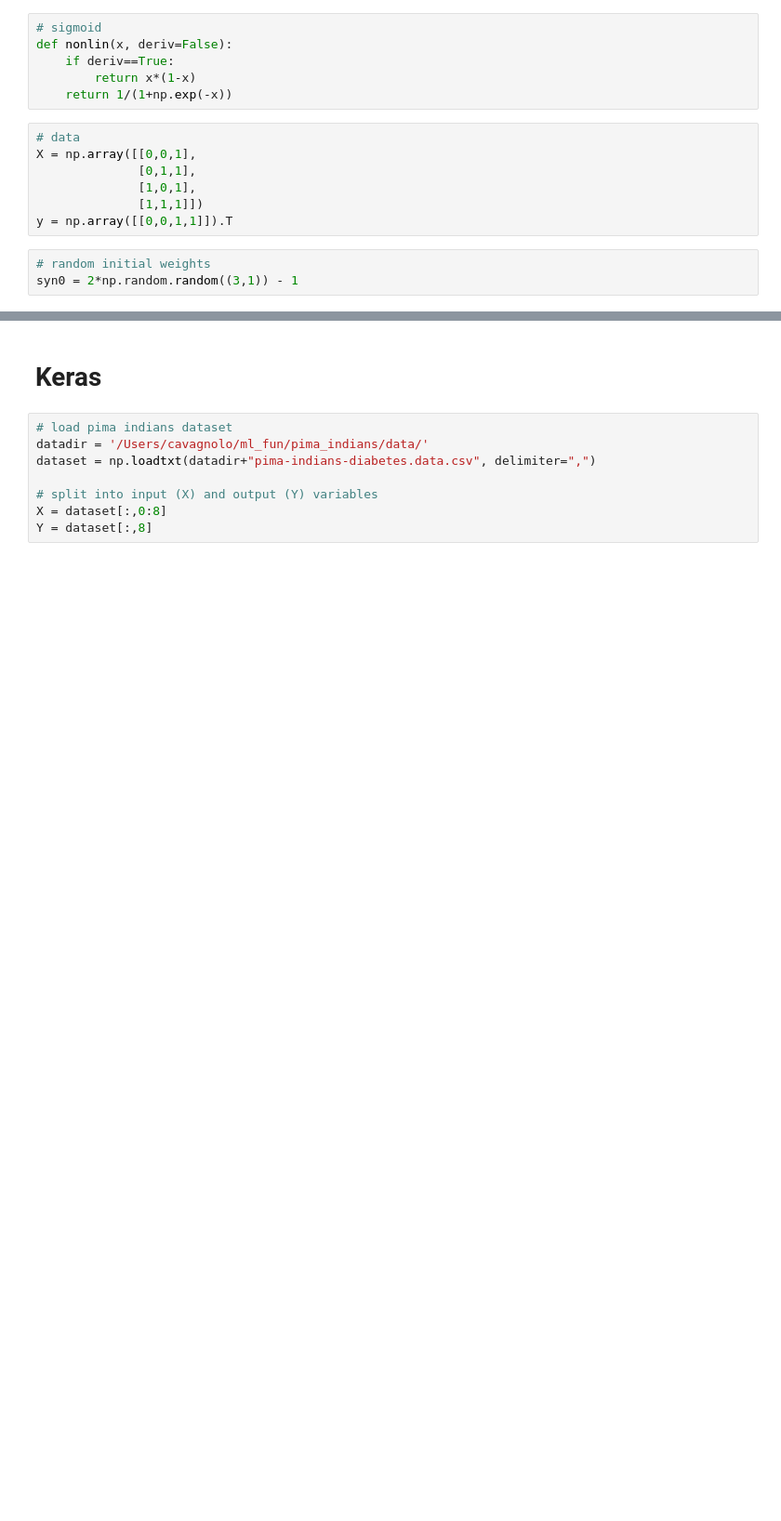
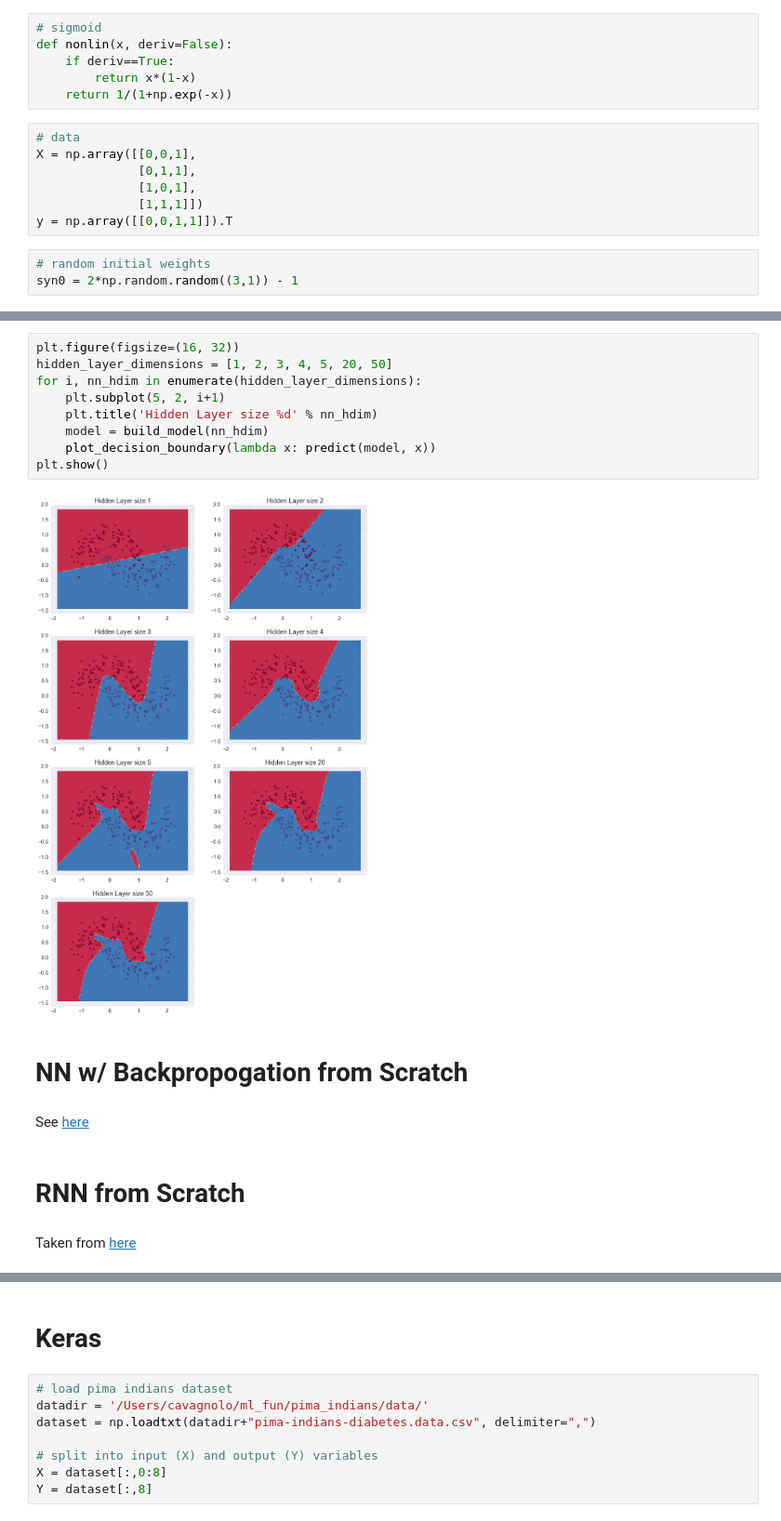
Before and after one commit to abiraja2004/ml_fun, a Jupyter notebook: examples/basic_neural_nets.ipynb, the cells around one changed output, grey strips where cells are left out. Shown at 93% size. Cells and saved outputs as stored; diff of their text form; blank space fills up the shorter version.

```diff
--- a/examples/basic_neural_nets.ipynb
+++ b/examples/basic_neural_nets.ipynb
@@ -158,0 +569,19 @@ print l1
+# %%
+plt.figure(figsize=(16, 32))
+hidden_layer_dimensions = [1, 2, 3, 4, 5, 20, 50]
+for i, nn_hdim in enumerate(hidden_layer_dimensions):
+    plt.subplot(5, 2, i+1)
+    plt.title('Hidden Layer size %d' % nn_hdim)
+    model = build_model(nn_hdim)
+    plot_decision_boundary(lambda x: predict(model, x))
+plt.show()
+# %% [output]
+[figure, added]
+# %% [markdown]
+# NN w/ Backpropogation from Scratch
+# %% [markdown]
+See [here](https://mattmazur.com/2015/03/17/a-step-by-step-backpropagation-example/)
+# %% [markdown]
+# RNN from Scratch
+# %% [markdown]
+Taken from [here](https://iamtrask.github.io//2015/11/15/anyone-can-code-lstm/)
```
Also changed, not shown: parts of 30 cells of this notebook.
